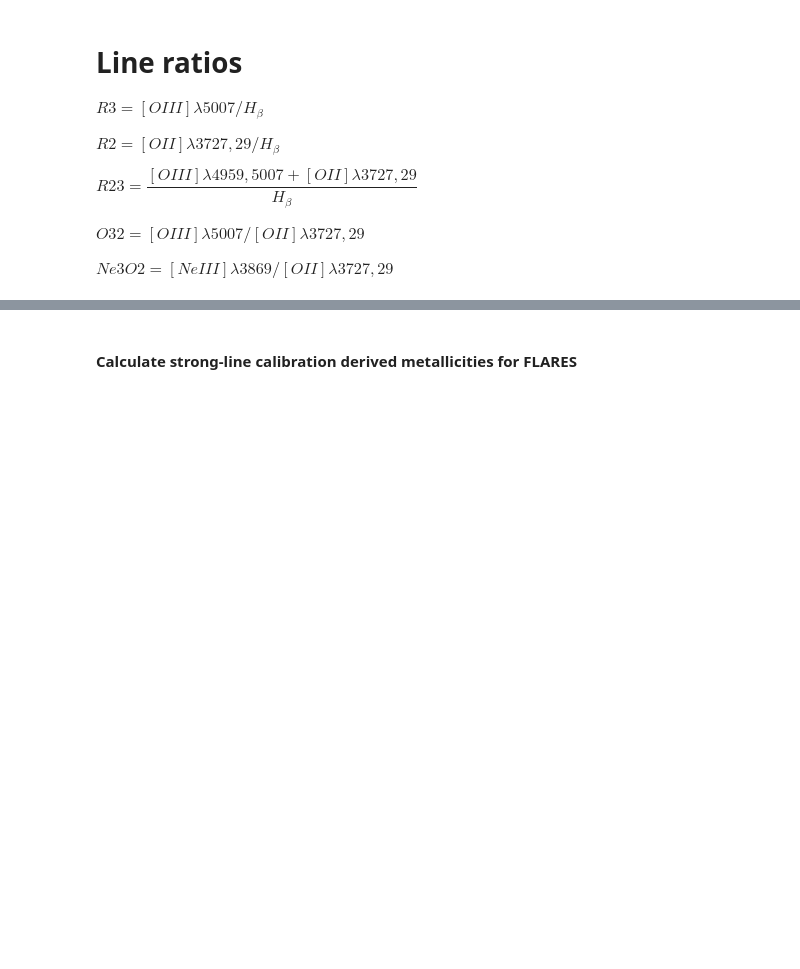
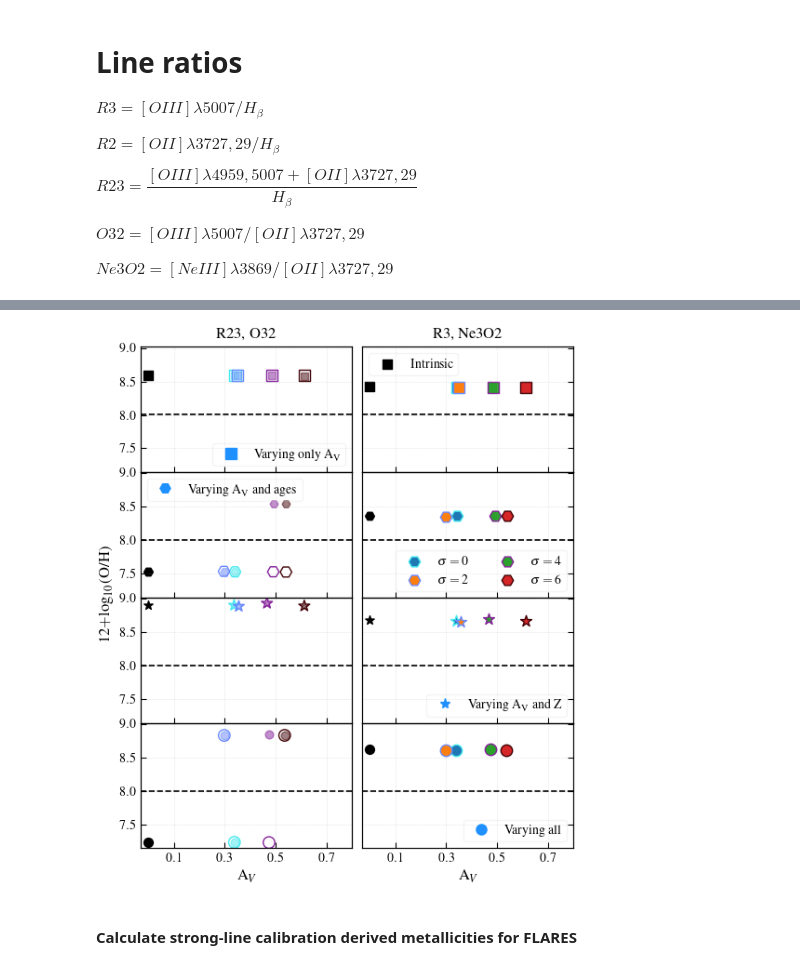
Before and after one commit to aswinpvijayan/line_ratio_reliability, a Jupyter notebook: app_mzr_cal.ipynb, the cells around one changed output, grey strips where cells are left out. Drawn from its saved outputs; the diff is of its cells as text; code cells hidden in the pictures; blank space fills up the shorter version.

```diff
--- a/app_mzr_cal.ipynb
+++ b/app_mzr_cal.ipynb
@@ -474,16 +535,15 @@ axs[7].scatter(0.0, compute_metallicity_nodust_correction(line_gals_int[3])[0],
 for jj in range(4):
 
     for ii in range(num_gals):
-        color = plt.cm.tab10(ii)
 
-        axs[2*jj].scatter(Av[jj][ii], compute_metallicity_dust_correction(line_gals_att[jj][ii])[0], edgecolor=color, facecolor='None', s=80, marker=markers[jj])
+        axs[2*jj].scatter(Av[jj][ii], compute_metallicity_dust_correction(line_gals_att[jj][ii])[0], edgecolor=colors[ii], facecolor='None', s=80, marker=markers[jj])
 
-        axs[2*jj].scatter(Av[jj][ii], compute_metallicity_dust_correction(line_gals_att[jj][ii], Balmerdust=False, Avdust=True, Av=Av[jj][ii])[0], color=color, s=40, marker=markers[jj], alpha=0.5)
+        axs[2*jj].scatter(Av[jj][ii], compute_metallicity_dust_correction(line_gals_att[jj][ii], Balmerdust=False, Avdust=True, Av=Av[jj][ii])[0], color=colors[ii], s=40, marker=markers[jj], alpha=0.5)
 
         if jj==1:
-            axs[2*jj+1].scatter(Av[jj][ii], compute_metallicity_nodust_correction(line_gals_att[jj][ii])[0], edgecolor=color, s=80, marker=markers[jj], label=rF'$\sigma={nsigma[ii]}$')
+            axs[2*jj+1].scatter(Av[jj][ii], compute_metallicity_nodust_correction(line_gals_att[jj][ii])[0], edgecolor=colors[ii], s=80, marker=markers[jj], label=rF'$\sigma={nsigma[ii]}$')
         else:
-            axs[2*jj+1].scatter(Av[jj][ii], compute_metallicity_nodust_correction(line_gals_att[jj][ii])[0], edgecolor=color, s=80, marker=markers[jj])
+            axs[2*jj+1].scatter(Av[jj][ii], compute_metallicity_nodust_correction(line_gals_att[jj][ii])[0], edgecolor=colors[ii], s=80, marker=markers[jj])
 
 for ii in [1,3,5,7]:
     axs[ii].yaxis.tick_right()
@@ -492,39 +552,35 @@ for ax in axs:
     ax.grid(ls='dotted', alpha=0.5)
     ax.set_xticks(np.arange(0.1,1,0.2))
     ax.set_xlim(-0.03,0.8)
-    # ax.set_ylim(7.01, 9.1)
 
 for ax in twinaxs:
     ax.set_xlim(-0.03,0.8)
-    # ax.set_ylim(7.01, 9.1)
     ax.set_yticks([])
     ax.set_yticklabels([])
 
 axs[-1].set_xlabel(r'A$_{V}$', fontsize=12)
 axs[-2].set_xlabel(r'A$_{V}$', fontsize=12)
-# for ii in range(4):
-#     axs[2*ii].set_ylabel(r'$12+$log$_{10}$(O/H)', fontsize=12)
-
 
 axs[0].set_title('R23, O32', fontsize=12)
 axs[1].set_title('R3, Ne3O2', fontsize=12)
 
 twinaxs[0].legend([custom[0]], [r'Varying only A$_{\mathrm{V}}$'], loc='lower right', framealpha=0.2)
 axs[1].legend(frameon=True, loc='upper left', framealpha=0.2)
 
 twinaxs[2].legend([custom[1]], ['Varying A$_{\mathrm{V}}$ and ages'], loc='upper left', framealpha=0.2)
 axs[3].legend(frameon=True, loc='lower right', ncols=2, framealpha=0.2)
 
 twinaxs[5].legend([custom[2]], ['Varying A$_{\mathrm{V}}$ and Z'], loc='lower right', framealpha=0.2)
 
 twinaxs[7].legend([custom[3]], ['Varying all'], loc='lower right', framealpha=0.2)
 
 fig.text(0.05, 0.5, r'$12+$log$_{10}$(O/H)', va='center', fontsize=12, rotation='vertical')
 
-# fig.tight_layout()
 fig.subplots_adjust(hspace=0,wspace=0.05)
 
 plt.savefig('app_plots/toy_met_Av_sanders.png', dpi=300)
 plt.show()
+# %% [output]
+[figure, added]
 # %%
 def flares_galaxies(ii, func, data):
```
Also changed, not shown: parts of 14 cells of this notebook, 1 other file.
